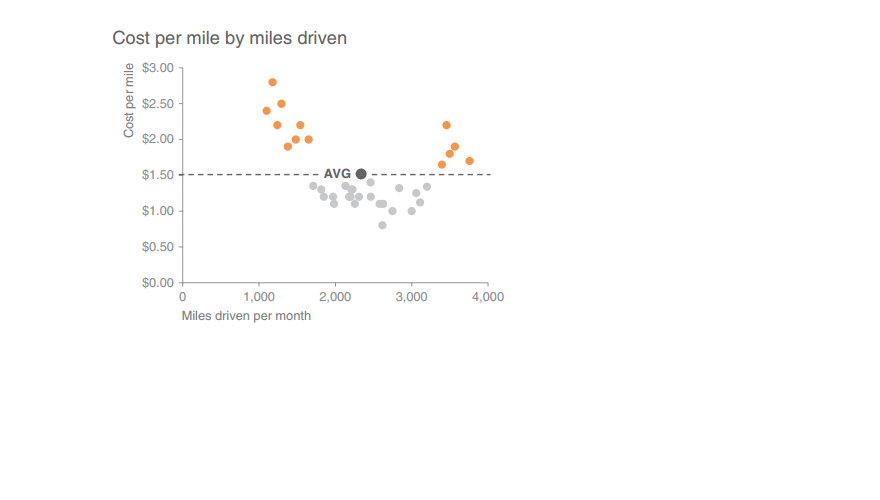
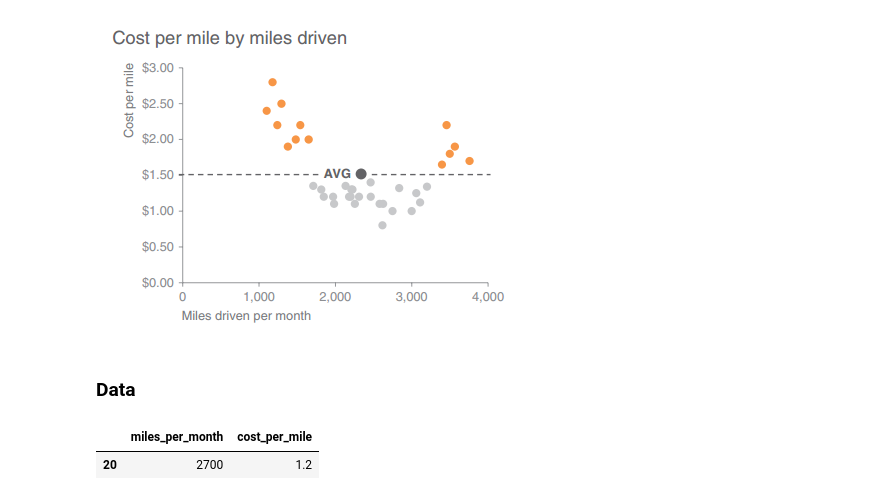
Before and after one commit to JuanFeA98/Data_Visualization, a Jupyter notebook: Librerias/Plotly/Scatterplot_Challenges.ipynb, the cells around one changed output. Drawn from its saved outputs; the diff is of its cells as text; code cells hidden in the pictures; blank space fills up the shorter version.

```diff
--- a/Librerias/Plotly/2.Scatterplot_Challenges.ipynb
+++ b/Librerias/Plotly/Scatterplot_Challenges.ipynb
@@ -12,3 +12,18 @@ import plotly.graph_objects as go
 ## **Challenge 1**
 # %% [markdown]
 ![image.png](attachment:image.png)
+# %% [markdown]
+### **Data**
+# %%
+data = {
+    'miles_per_month': [500, 600, 800, 1000, 1100, 1200, 1300, 1400,
+                        1500, 1600, 1700, 1800, 1900, 2000, 2100, 2200,
+                        2300, 2400, 2500, 2600, 2700, 2800, 2900, 3000,
+                        3100, 3200, 3300, 3400, 3500, 3600, 3700, 3800],
+    'cost_per_mile': [2.7, 2.6, 2.4, 2.3, 2.1, 1.9, 1.8, 1.6,
+                      1.5, 1.4, 1.3, 1.2, 1.2, 1.3, 1.2, 1.1,
+                      1.1, 1.0, 1.1, 1.1, 1.2, 1.3, 1.4, 2.0,
+                      2.1, 2.2, 2.3, 2.4, 2.3, 2.4, 2.5, 2.6]
+}
+
+df = pd.DataFrame(data)
@@ -14,0 +33,5 @@ import plotly.graph_objects as go
+# %%
+df.sample()
+# %% [output]
+|  | miles_per_month | cost_per_mile |
+| 20 | 2700 | 1.2 |
```
Also changed, not shown: parts of 4 cells of this notebook.
